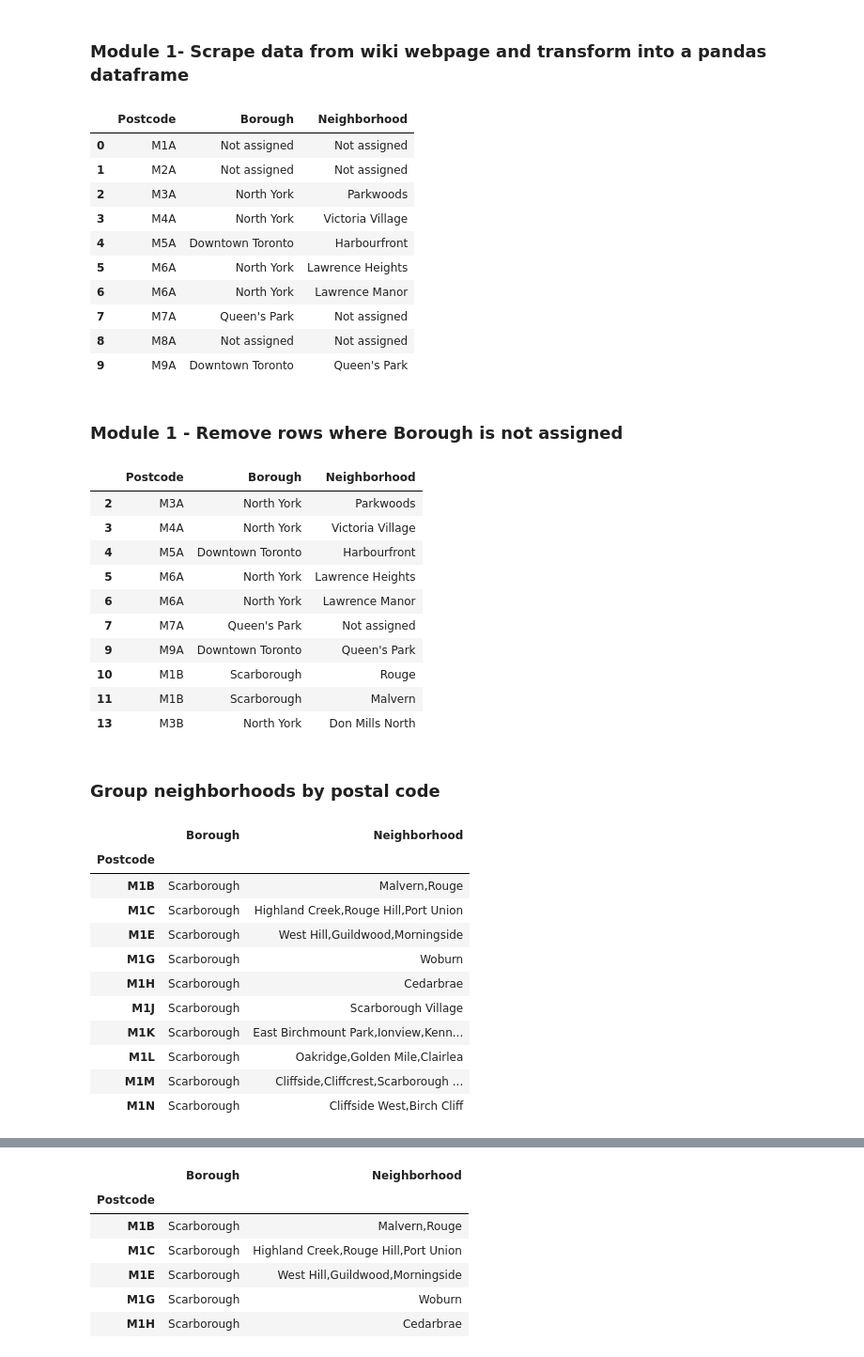
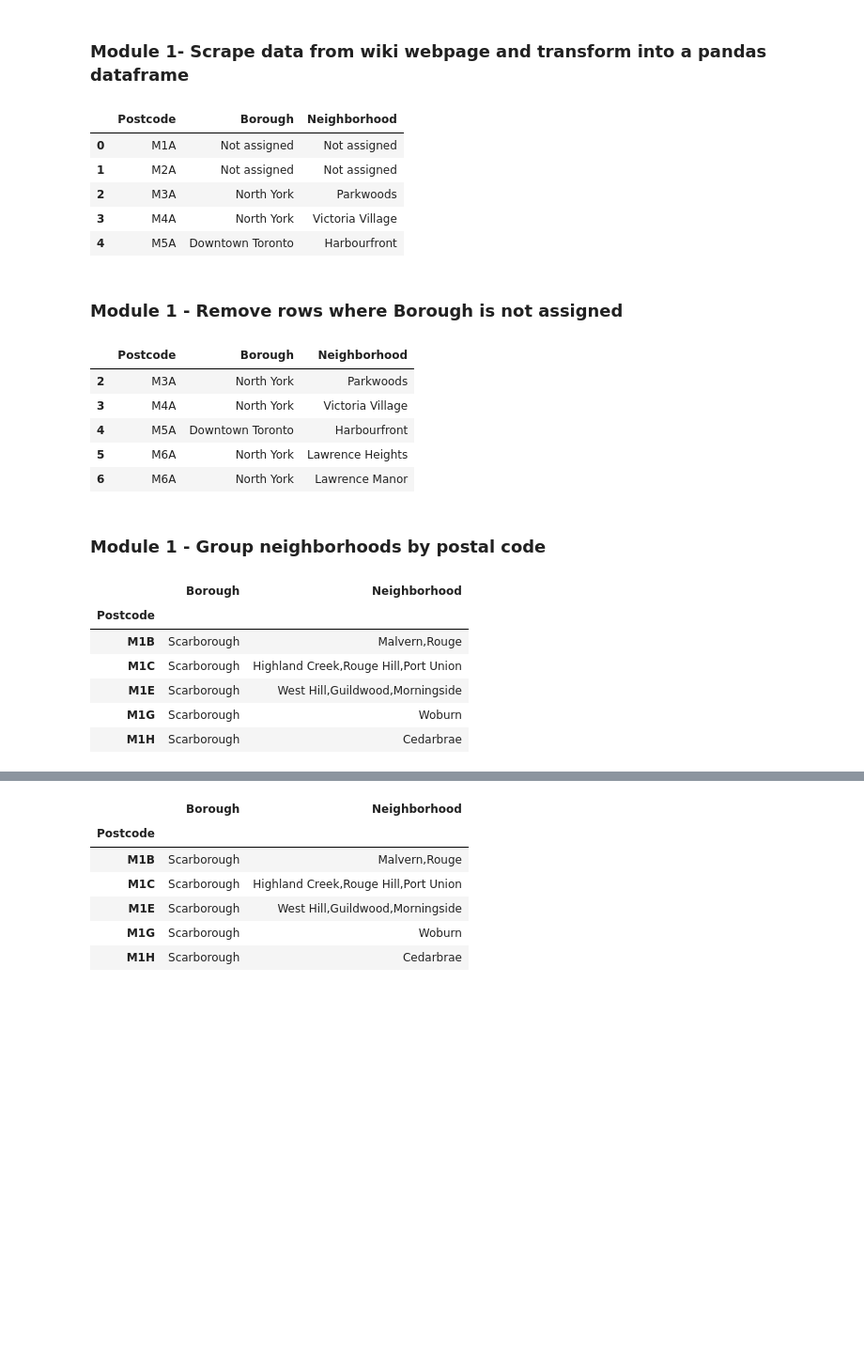
Before and after one commit to ShivaramkrishnaTadepalli/Coursera_Capstone, a Jupyter notebook: Capstone Notebook.ipynb, the cells around one changed output, grey strips where cells are left out. Shown at 94% size. Drawn from its saved outputs; the diff is of its cells as text; code cells hidden in the pictures; blank space fills up the shorter version.

```diff
--- a/Capstone Notebook.ipynb
+++ b/Capstone Notebook.ipynb
@@ -5,25 +3,21 @@ import pandas as pd
 # %% [markdown]
 ### Module 1- Scrape data from wiki webpage and transform into a pandas dataframe
 # %%
+import pandas as pd
 df = pd.read_html('https://en.wikipedia.org/wiki/List_of_postal_codes_of_Canada:_M')[0]
-df.head(10)
+df.head()
 # %% [output]
 |  | Postcode | Borough | Neighborhood |
 | 0 | M1A | Not assigned | Not assigned |
 | 1 | M2A | Not assigned | Not assigned |
 | 2 | M3A | North York | Parkwoods |
 | 3 | M4A | North York | Victoria Village |
 | 4 | M5A | Downtown Toronto | Harbourfront |
-| 5 | M6A | North York | Lawrence Heights |
-| 6 | M6A | North York | Lawrence Manor |
-| 7 | M7A | Queen's Park | Not assigned |
-| 8 | M8A | Not assigned | Not assigned |
-| 9 | M9A | Downtown Toronto | Queen's Park |
 # %% [markdown]
 ### Module 1 - Remove rows where Borough is not assigned
 # %%
 df.drop(df[df['Borough']=="Not assigned"].index,axis=0, inplace=True)
-df.head(10)
+df.head()
 # %% [output]
 |  | Postcode | Borough | Neighborhood |
 | 2 | M3A | North York | Parkwoods |
@@ -31,16 +25,11 @@ df.head(10)
 | 4 | M5A | Downtown Toronto | Harbourfront |
 | 5 | M6A | North York | Lawrence Heights |
 | 6 | M6A | North York | Lawrence Manor |
-| 7 | M7A | Queen's Park | Not assigned |
-| 9 | M9A | Downtown Toronto | Queen's Park |
-| 10 | M1B | Scarborough | Rouge |
-| 11 | M1B | Scarborough | Malvern |
-| 13 | M3B | North York | Don Mills North |
 # %% [markdown]
-### Group neighborhoods by postal code
+### Module 1 - Group neighborhoods by postal code
 # %%
 df_grouped=df.groupby("Postcode").agg(lambda x:','.join(set(x)))
-df_grouped.head(10)
+df_grouped.head()
 # %% [output]
 |  | Borough | Neighborhood |
 | Postcode |  |  |
@@ -49,9 +38,4 @@ df_grouped.head(10)
 | M1E | Scarborough | West Hill,Guildwood,Morningside |
 | M1G | Scarborough | Woburn |
 | M1H | Scarborough | Cedarbrae |
-| M1J | Scarborough | Scarborough Village |
-| M1K | Scarborough | East Birchmount Park,Ionview,Kenn... |
-| M1L | Scarborough | Oakridge,Golden Mile,Clairlea |
-| M1M | Scarborough | Cliffside,Cliffcrest,Scarborough ... |
-| M1N | Scarborough | Cliffside West,Birch Cliff |
 # %% [markdown]
```
Also changed, not shown: parts of 54 cells of this notebook.
